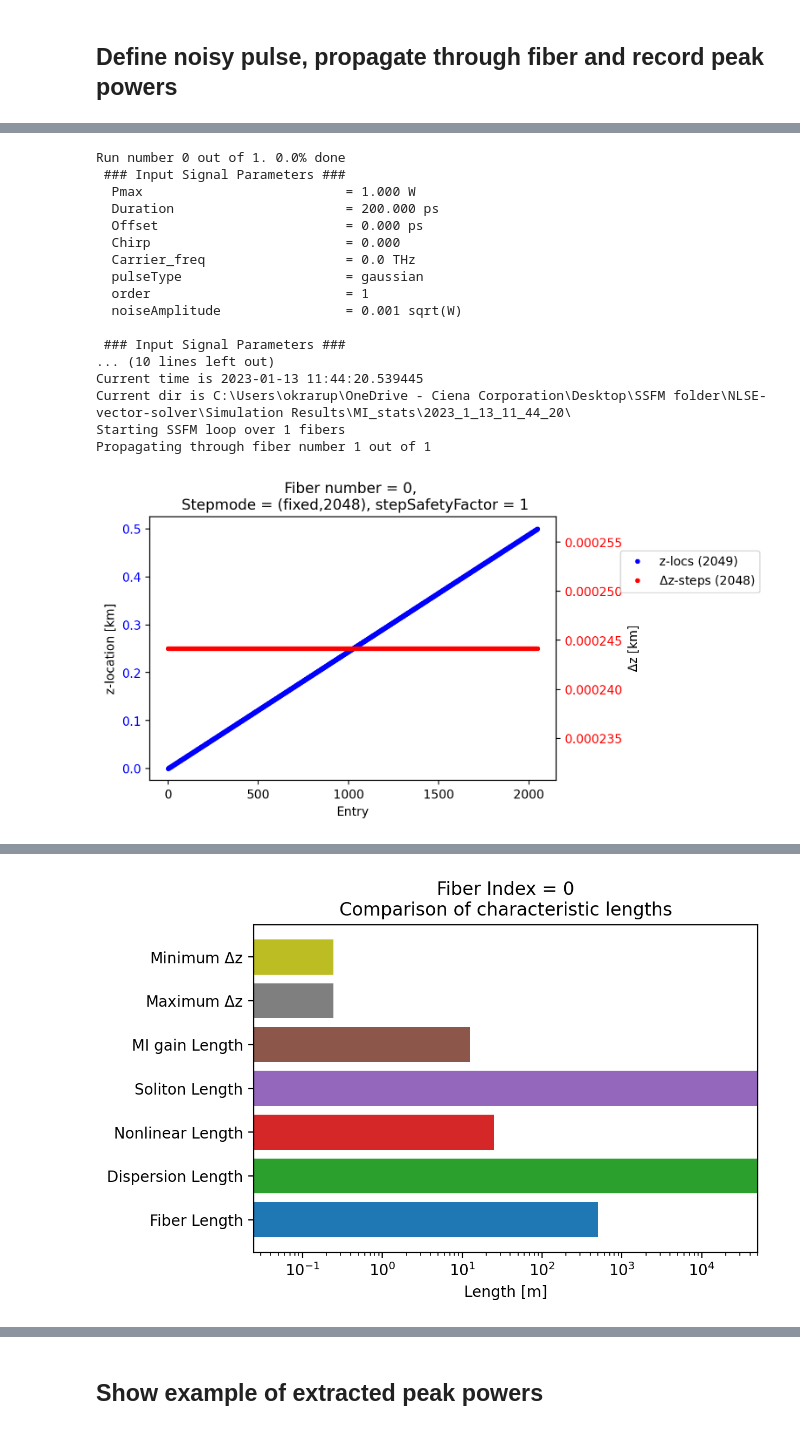
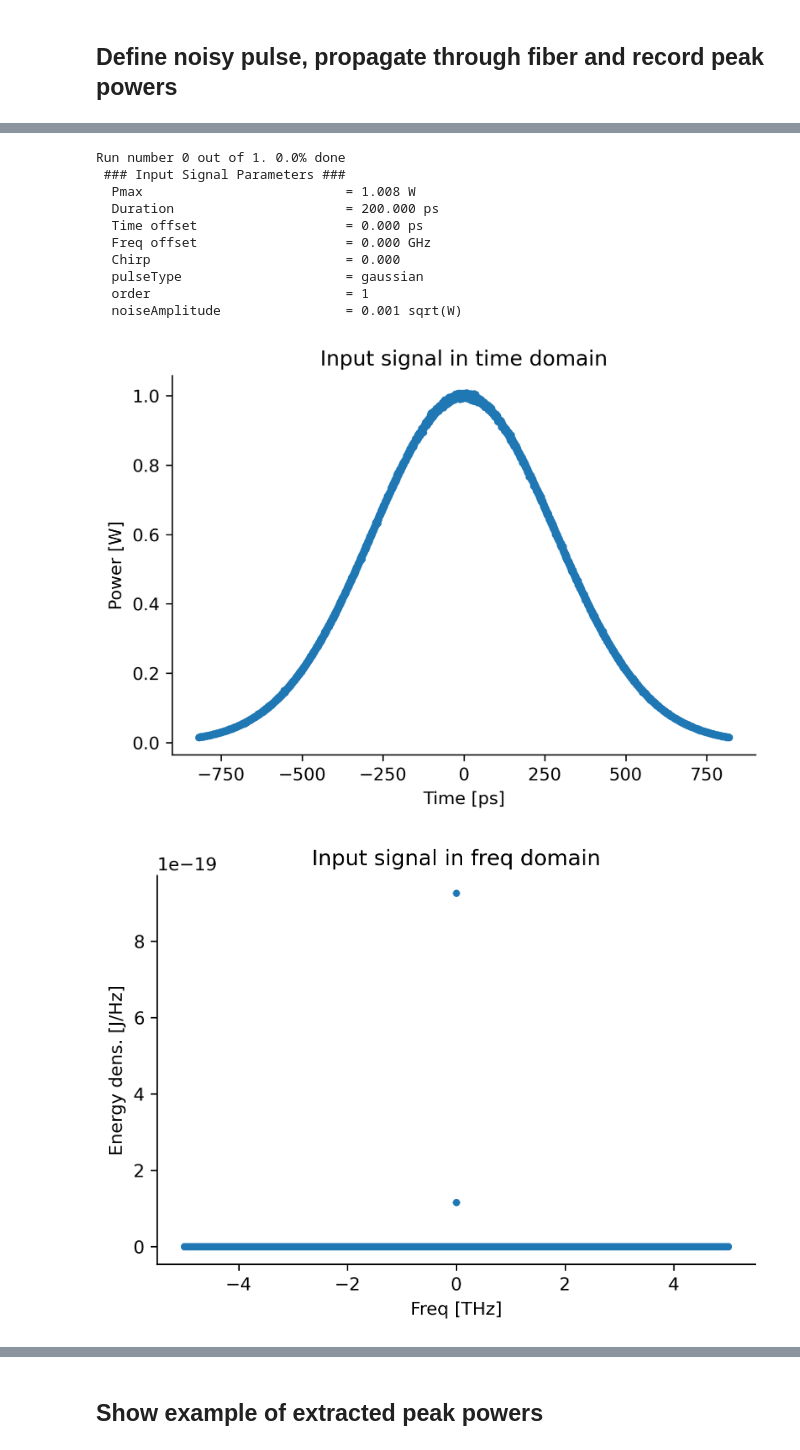
Before and after one commit to OleKrarup123/NLSE-vector-solver, a Jupyter notebook: TutorialVideos/ModulationInstability-Video/MI_peak_statistics.ipynb, the cells around one changed output, grey strips where cells are left out. Cells and saved outputs as stored; diff of their text form; code cells hidden in the pictures.

Commit message:
Cleaned up MI video files

```diff
--- a/TutorialVideos/ModulationInstability-Video/MI_peak_statistics.ipynb
+++ b/TutorialVideos/ModulationInstability-Video/MI_peak_statistics.ipynb
@@ -4,23 +4,26 @@
 ## Import libraries and define fiber
 # %%
 import numpy as np
+import os
 import matplotlib.pyplot as plt
-from ssfm_functions import *
+from ssfm_functions_for_MI_video import *
 from scipy.signal import find_peaks
 import pandas as pd
 from time import time, sleep
 N  = 2**14 #Number of points
 dt = 0.1e-12 #Time resolution [s]
 
-timeFreq_test=timeFreq_class(N,dt)
+carrier_freq_Hz=193.4e12
+time_freq=TimeFreq(N,dt,carrier_freq_Hz)
 
 
 #Define fiber parameters
 Length          = 500      #Fiber length in m
-
+number_of_steps = 2**11
 gamma           = 40e-3     #Nonlinearity parameter in 1/W/m
 beta2           = -100e3    #Dispersion in fs^2/m (units typically used when referring to beta2)
 beta2          *= (1e-30)  #Convert fs^2 to s^2 so everything is in SI units
+beta_list = [beta2]
 alpha_dB_per_m  = 0.0e-3   #Power attenuation coeff in decibel per m. Usual value at 1550nm is 0.2 dB/km
 
 #Note:  beta2>0 is normal dispersion with red light pulling ahead,
@@ -32,9 +35,7 @@ alpha_dB_per_m  = 0.0e-3   #Power attenuation coeff in decibel per m. Usual valu
 
 
 #  Initialize class
-fiber=fiber_class(Length, gamma, beta2, alpha_dB_per_m)
-fiber_span = fiber_span_class([fiber])
-#Define step config
-MI_stepConfig=("fixed",2**11,1)
+fiber_span=FiberSpan(Length,number_of_steps, gamma, beta_list, alpha_dB_per_m)
+fiber_link = FiberLink([fiber_span])
 # %% [output]
  ### timeFreq Configuration Parameters ###
@@ -59,17 +66,19 @@ Fiber total loss [dB]   = 0.0
 # %%
 testAmplitude              = 1                            #Amplitude in units of sqrt(W)
-testDuration               = 2000*timeFreq_test.time_step #Pulse 1/e^2 duration [s]
+testDuration               = 2000*time_freq.time_step #Pulse 1/e^2 duration [s]
 testOffset                 = 0                            #Time offset
 testChirp                  = 0                            #Chirp factor
 testCarrierFreq            = 0                            #Freq. offset
 testPulseType              = 'gaussian'                   #'Gaussian', 'square', 'sech'
 testOrder                  = 1                            #Order of Gaussian pulse
 testNoiseAmplitude         = testAmplitude* 1e-3          #Added ASE noise amplitude
-
+FFT_tol_test = 1e-5
 number_of_runs = 1
 
-#Add new peak powers to previous list of peak powers
-
+#Quick hack to get to the right folder where previous Modulation Instability data is located
+path=os.path.abspath('')
+stripped_path = path.split("ModulationInstability-Video")[0]
+os.chdir(os.path.realpath(stripped_path+'\\ModulationInstability-Video\\'))
 resultArray=np.array(  pd.read_csv("peakValues_MI.csv")  )
 
 #Monitor runtime
@@ -83,7 +92,7 @@ for i in range(number_of_runs):
     print(f"Run number {i} out of {number_of_runs}. {np.floor(i/number_of_runs*100)}% done")
 
     #Generate new noisy pulse
-    testInputSignal = input_signal_class(timeFreq_test,
+    testInputSignal = InputSignal(time_freq,
                                      testAmplitude ,
                                      testDuration,
                                      testOffset,
@@ -91,8 +100,9 @@ for i in range(number_of_runs):
                                      testCarrierFreq,
                                      testPulseType,
                                      testOrder,
-                                     testNoiseAmplitude)
-    testInputSignal2 = input_signal_class(timeFreq_test,
+                                     testNoiseAmplitude,
+                                  FFT_tol=FFT_tol_test)
+    testInputSignal2 = InputSignal(time_freq,
                                      testAmplitude ,
                                      testDuration,
                                      testOffset,
@@ -100,16 +110,17 @@ for i in range(number_of_runs):
                                      testCarrierFreq,
                                      testPulseType,
                                      testOrder,
-                                     testNoiseAmplitude)
+                                     testNoiseAmplitude,
+                                    FFT_tol=FFT_tol_test)
     #Run SSFM
-    ssfm_result_test = SSFM(fiber_span,testInputSignal,stepConfig=MI_stepConfig,experimentName="MI_stats")
+    ssfm_result_test = SSFM(fiber_link,testInputSignal,experiment_name="MI_stats",FFT_tol=FFT_tol_test)
 
     #Extract results close to peak of input pulse, where light is almost CW
     nrange_pulse=800
     cutoff_pulse=-30
     chirpPlotRange_pulse=(-100,100)
     matrix = ssfm_result_test[0].pulseMatrix
-    P_final=getPower(matrix[-1,int(ssfm_result_test[0].input_signal.timeFreq.number_of_points/2-nrange_pulse):int(ssfm_result_test[0].input_signal.timeFreq.number_of_points/2+nrange_pulse)])
+    P_final=get_power(matrix[-1,int(ssfm_result_test[0].input_signal.timeFreq.number_of_points/2-nrange_pulse):int(ssfm_result_test[0].input_signal.timeFreq.number_of_points/2+nrange_pulse)])
 
     #Extract indices of peak powers using scipy.signal.find_peaks
     peak_indices,_ = find_peaks(P_final,height=(0.25,10000),width = 5)
@@ -118,41 +129,35 @@ for i in range(number_of_runs):
     peakPowers=P_final[peak_indices]
     resultArray=np.append(resultArray,peakPowers)
 
     #Print time info and do next SSFM run
     t_this_run = time()- t_so_far
     t_so_far += t_this_run
 
     print(f"This run took {t_this_run}s = {t_this_run/60}min = {t_this_run/60/60}h ")
     print(f"Time so far = {t_so_far}s = {t_so_far/60}min = {t_so_far/60/60}h ")
 
 #Finished loop
 t_end=time()
 t_run = t_end-t_start
 print(' ')
 print(f"Running SSFM {number_of_runs} times took {t_run}s = {t_run/60}min = {t_run/60/60}h")
 print(f"That is an average of {t_run/number_of_runs}s = {t_run/60/number_of_runs}min = {t_run/60/60/number_of_runs}h per run")
 print(' ')
 
 #Save results to .csv file
 print("Finished simulating everyting. Saving results")
 df=pd.DataFrame(resultArray)
 df.to_csv('peakValues_MI.csv',index=False)
 # %% [output]
 Run number 0 out of 1. 0.0% done
  ### Input Signal Parameters ###
-  Pmax                          = 1.000 W
+  Pmax                          = 1.008 W
   Duration                      = 200.000 ps
-  Offset                        = 0.000 ps
+  Time offset                   = 0.000 ps
+  Freq offset                   = 0.000 GHz
   Chirp                         = 0.000
-  Carrier_freq                  = 0.0 THz
   pulseType                     = gaussian
   order                         = 1
   noiseAmplitude                = 0.001 sqrt(W)
-
- ### Input Signal Parameters ###
-... (10 lines left out)
-Current time is 2023-01-13 11:44:20.539445
-Current dir is C:\Users\okrarup\OneDrive - Ciena Corporation\Desktop\SSFM folder\NLSE-vector-solver\Simulation Results\MI_stats\2023_1_13_11_44_20\
-Starting SSFM loop over 1 fibers
-Propagating through fiber number 1 out of 1
-[figure, old version]
+[figure, new version]
+[figure, new version]
@@ -176 +172,0 @@ Stepmode = (fixed,2048), stepSafetyFactor = 1
-[figure, old version]
```
Also changed, not shown: parts of 4 cells of this notebook, 21 other files.
